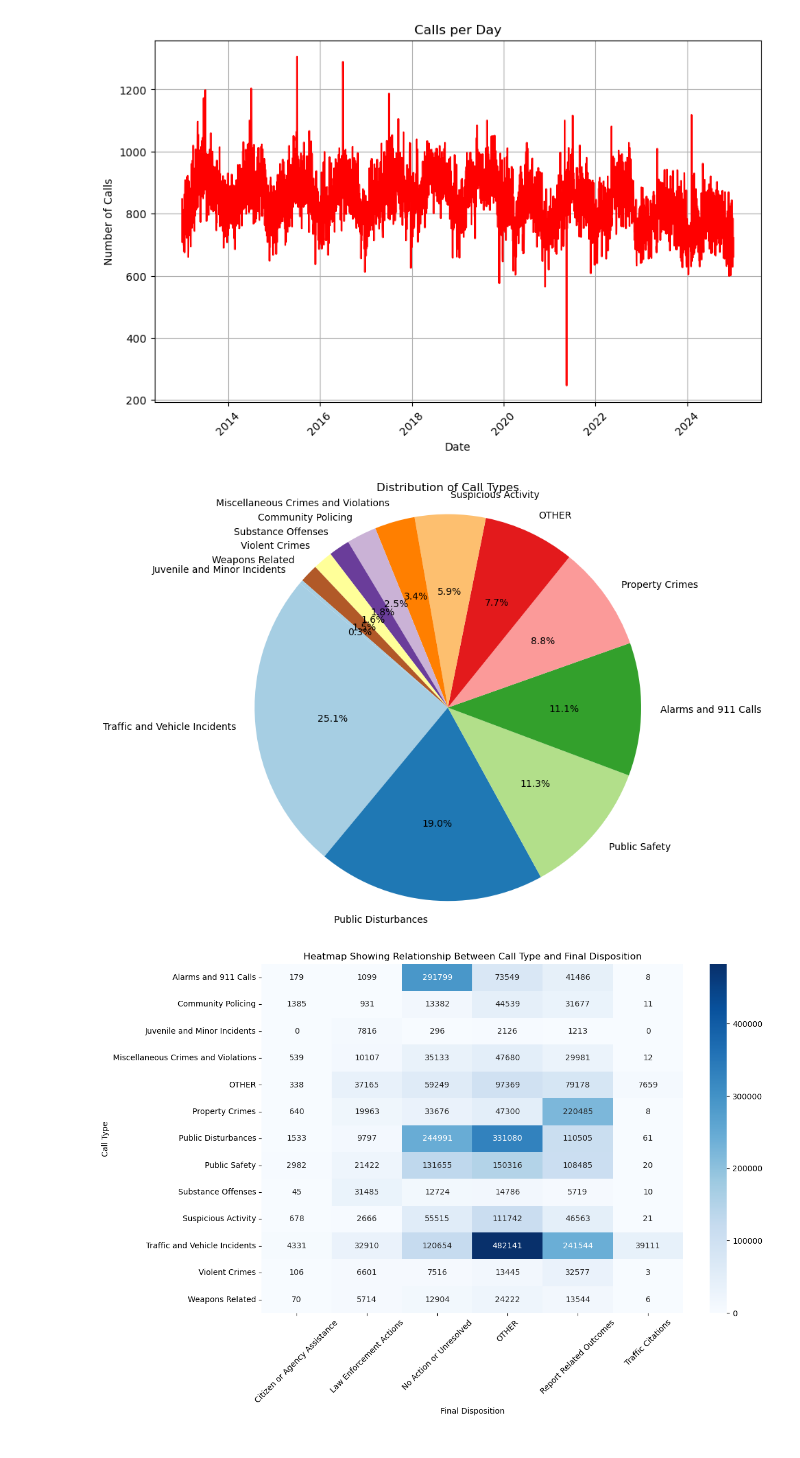
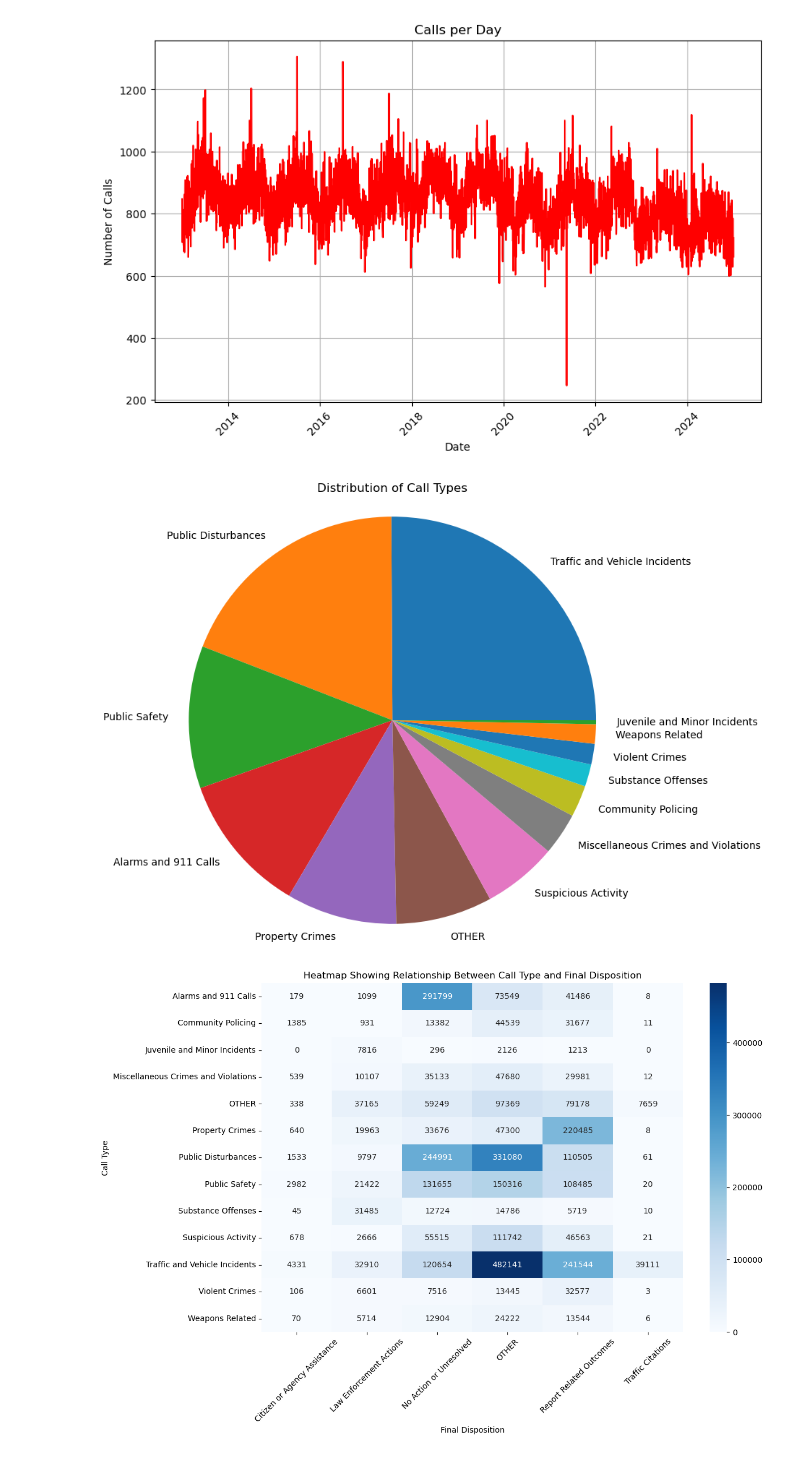
Before and after one commit to truongng1/crime_trends_sj, a Jupyter notebook: notebookes/CS_163_EDA_Summary.ipynb, the cells around one changed output. Saved outputs shown, nothing was run; the diff lists cells and outputs as text; code cells hidden in the pictures.

```diff
--- a/notebookes/CS_163_EDA_Summary.ipynb
+++ b/notebookes/CS_163_EDA_Summary.ipynb
@@ -201,14 +201,14 @@ plt.show()
 # %%
 call_type_counts = df['CALL_TYPE'].value_counts()
 
 # Plotting the pie chart
 plt.figure(figsize=(8, 8))
-plt.pie(call_type_counts, labels=call_type_counts.index, autopct='%1.1f%%', startangle=140, colors=plt.cm.Paired.colors)
+plt.pie(call_type_counts, labels=call_type_counts.index)
 plt.title('Distribution of Call Types')
-plt.axis('equal')  # Equal aspect ratio ensures that pie is drawn as a circle.
+plt.axis('equal')
 plt.show()
 # %% [output]
-[figure, old version]
+[figure, new version]
 # %%
 heatmap_data = df.pivot_table(index='CALL_TYPE', columns='FINAL_DISPO', aggfunc='size', fill_value=0)
 
```
